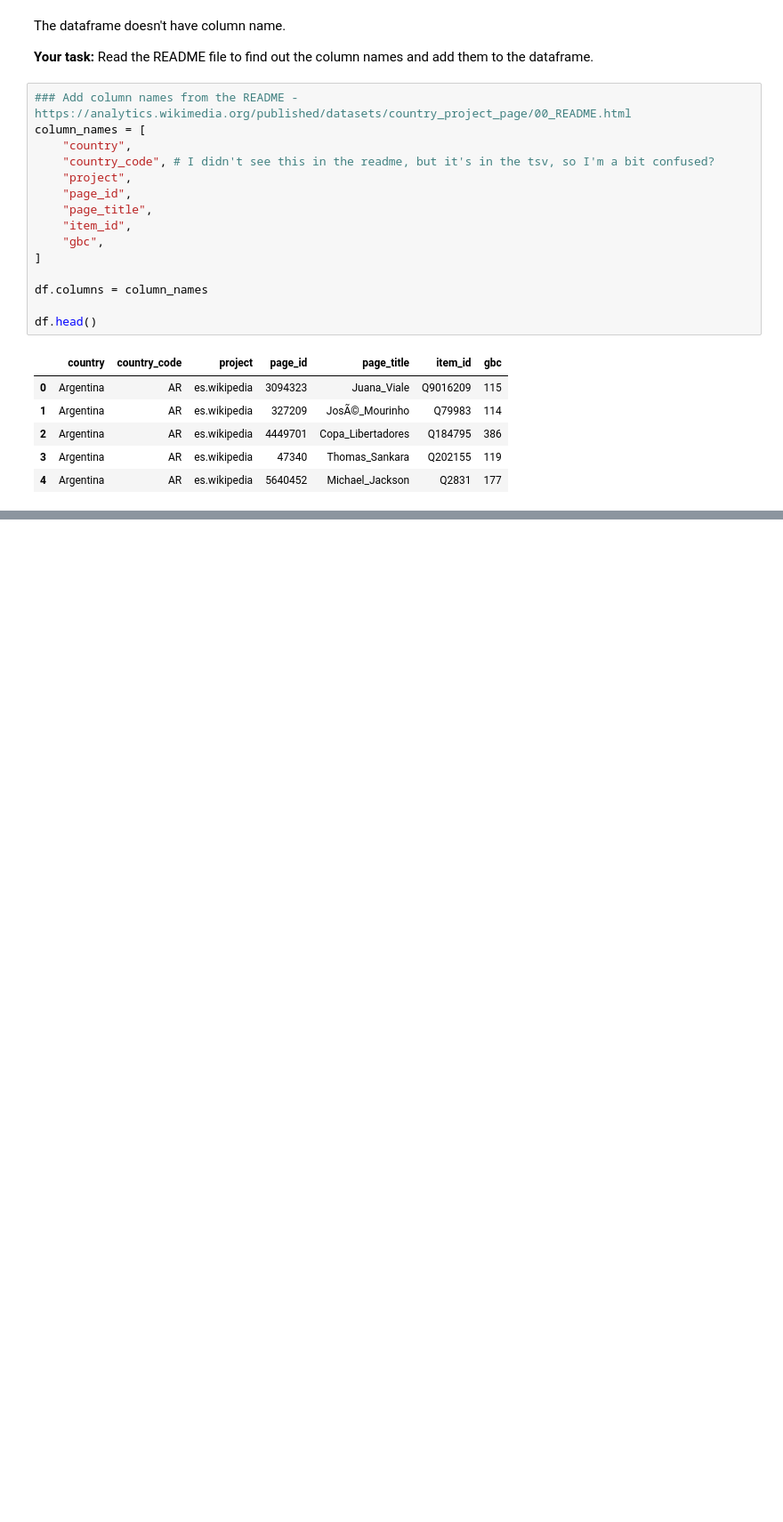
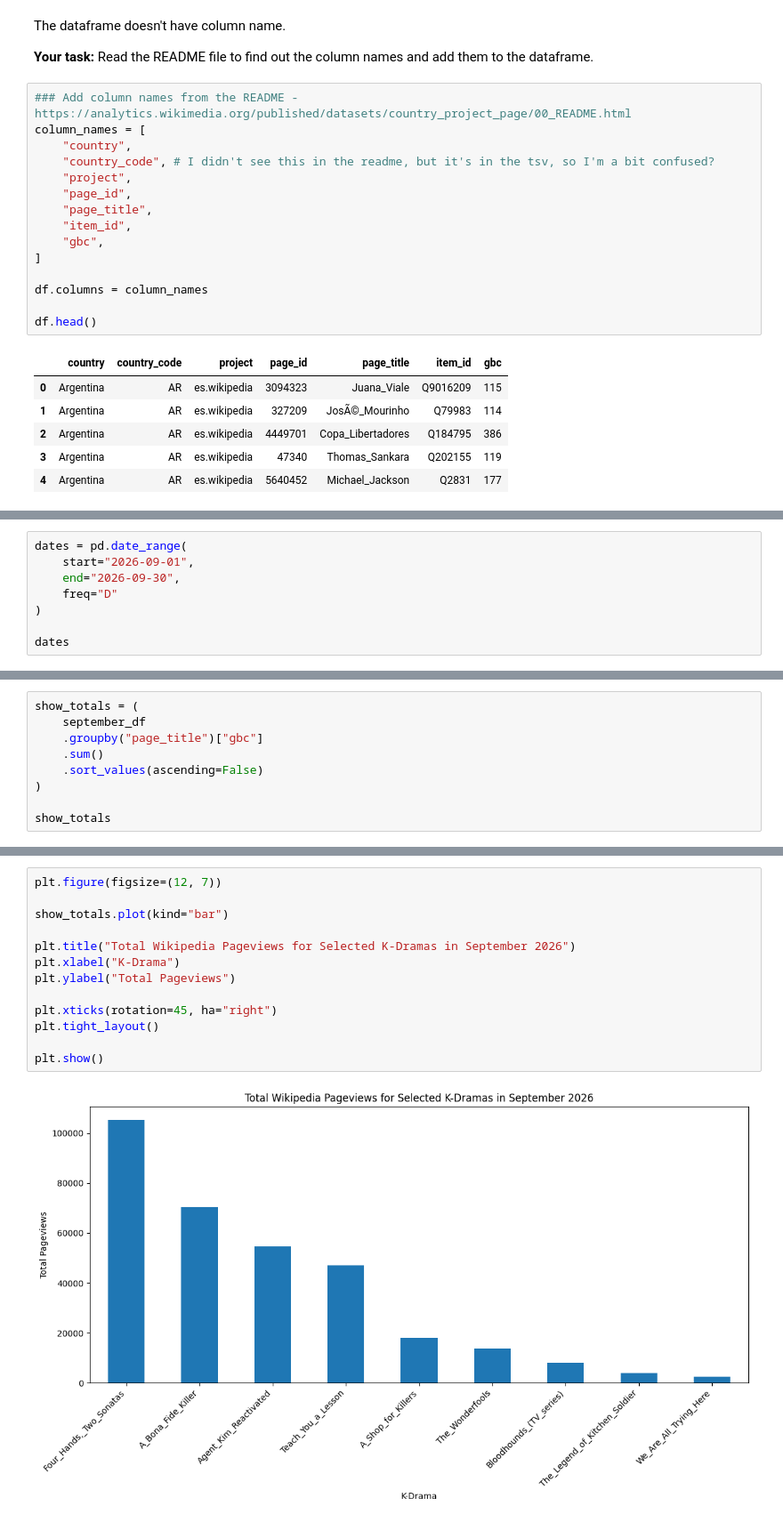
Before and after one commit to kailynlau/cs315-week5-tasks-lab, a Jupyter notebook: week5-wed-notebook.ipynb, the cells around one changed output, grey strips where cells are left out. Shown at 89% size. Saved outputs shown, nothing was run; the diff lists cells and outputs as text; blank space fills up the shorter version.

```diff
--- a/week5-wed-notebook.ipynb
+++ b/week5-wed-notebook.ipynb
@@ -366,0 +454,8 @@ df.head()
+# %%
+dates = pd.date_range(
+    start="2026-09-01",
+    end="2026-09-30",
+    freq="D"
+)
+
+dates
@@ -366,0 +676,9 @@ df.head()
+# %%
+show_totals = (
+    september_df
+    .groupby("page_title")["gbc"]
+    .sum()
+    .sort_values(ascending=False)
+)
+
+show_totals
@@ -366,0 +697,15 @@ df.head()
+# %%
+plt.figure(figsize=(12, 7))
+
+show_totals.plot(kind="bar")
+
+plt.title("Total Wikipedia Pageviews for Selected K-Dramas in September 2026")
+plt.xlabel("K-Drama")
+plt.ylabel("Total Pageviews")
+
+plt.xticks(rotation=45, ha="right")
+plt.tight_layout()
+
+plt.show()
+# %% [output]
+[figure, added]
```
Also changed, not shown: parts of 26 cells of this notebook, 1 other file.
